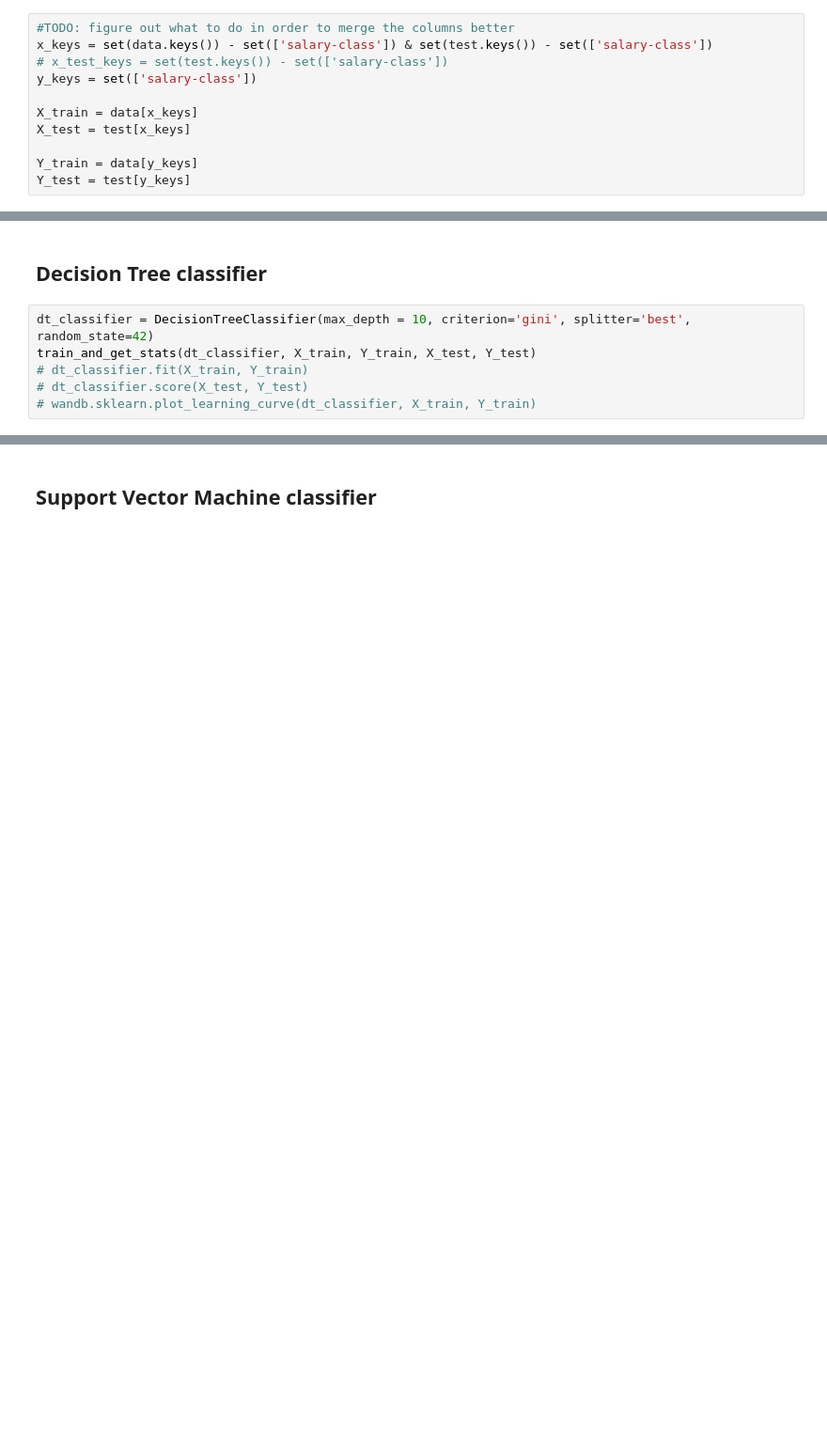
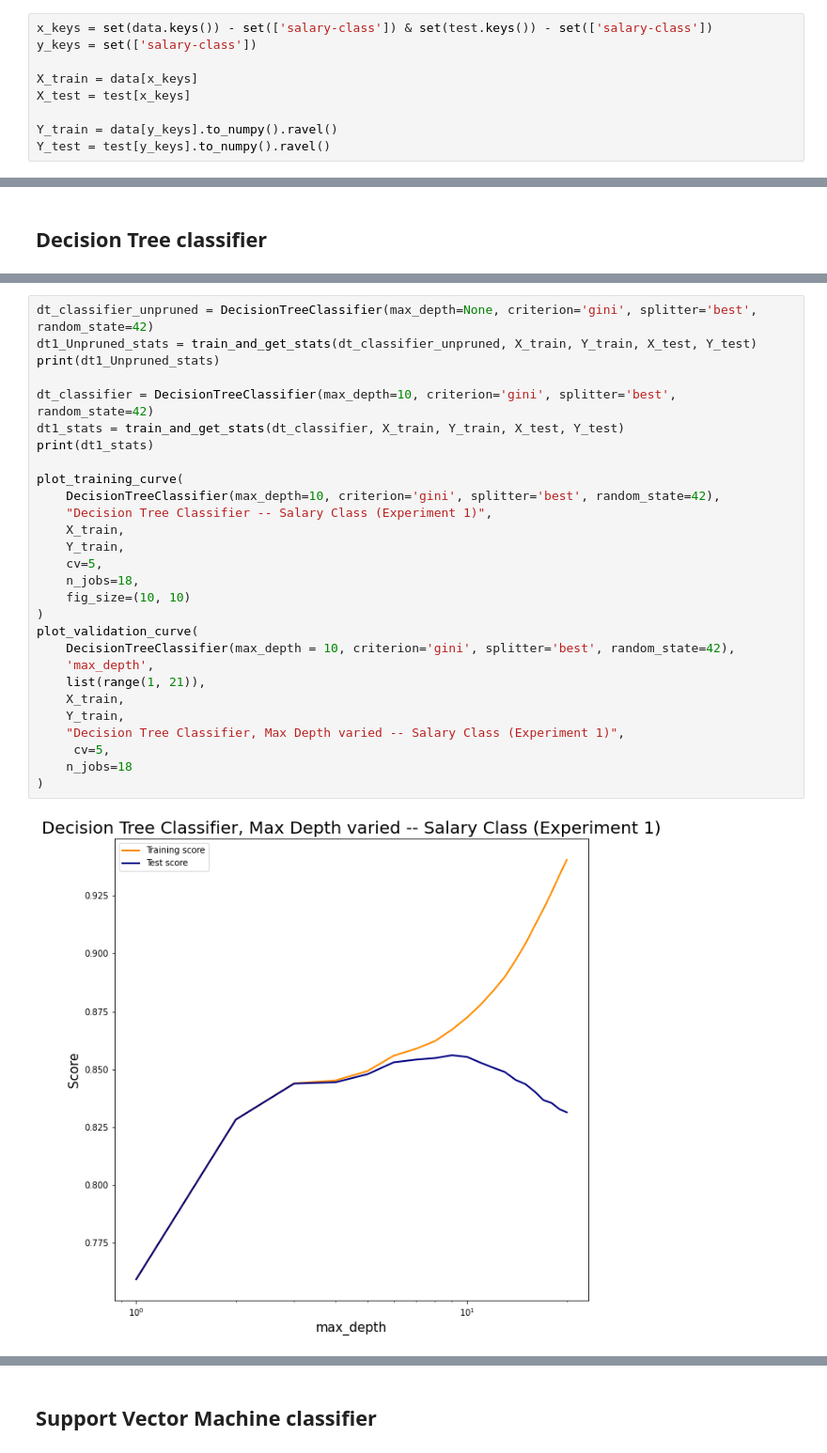
Before and after one commit to jacobromero/cs7641_p01, a Jupyter notebook: project_01_notebook.ipynb, the cells around one changed output, grey strips where cells are left out. Shown: that part at 94% size. Cells and saved outputs as stored; diff of their text form; blank space fills up the shorter version.

```diff
--- a/project_01_notebook.ipynb
+++ b/project_01_notebook.ipynb
@@ -96,13 +171,11 @@ data.rename(columns={'salary-class_ >50K': 'salary-class'}, inplace=True)
 test.drop(columns=['salary-class_ <=50K'], inplace=True)
 test.rename(columns={'salary-class_ >50K': 'salary-class'}, inplace=True)
 # %%
-#TODO: figure out what to do in order to merge the columns better
 x_keys = set(data.keys()) - set(['salary-class']) & set(test.keys()) - set(['salary-class'])
-# x_test_keys = set(test.keys()) - set(['salary-class'])
 y_keys = set(['salary-class'])
 
 X_train = data[x_keys]
 X_test = test[x_keys]
 
-Y_train = data[y_keys]
-Y_test = test[y_keys]
+Y_train = data[y_keys].to_numpy().ravel()
+Y_test = test[y_keys].to_numpy().ravel()
@@ -202,8 +184,2 @@ def plot_learning_curve(estimator, title, X, y, axes=None, ylim=None, cv=None,
 # %% [markdown]
 ## Decision Tree classifier
-# %%
-dt_classifier = DecisionTreeClassifier(max_depth = 10, criterion='gini', splitter='best', random_state=42)
-train_and_get_stats(dt_classifier, X_train, Y_train, X_test, Y_test)
-# dt_classifier.fit(X_train, Y_train)
-# dt_classifier.score(X_test, Y_test)
-# wandb.sklearn.plot_learning_curve(dt_classifier, X_train, Y_train)
@@ -223,0 +186,30 @@ train_and_get_stats(dt_classifier, X_train, Y_train, X_test, Y_test)
+# %%
+dt_classifier_unpruned = DecisionTreeClassifier(max_depth=None, criterion='gini', splitter='best', random_state=42)
+dt1_Unpruned_stats = train_and_get_stats(dt_classifier_unpruned, X_train, Y_train, X_test, Y_test)
+print(dt1_Unpruned_stats)
+
+dt_classifier = DecisionTreeClassifier(max_depth=10, criterion='gini', splitter='best', random_state=42)
+dt1_stats = train_and_get_stats(dt_classifier, X_train, Y_train, X_test, Y_test)
+print(dt1_stats)
+
+plot_training_curve(
+    DecisionTreeClassifier(max_depth=10, criterion='gini', splitter='best', random_state=42),
+    "Decision Tree Classifier -- Salary Class (Experiment 1)",
+    X_train,
+    Y_train,
+    cv=5,
+    n_jobs=18,
+    fig_size=(10, 10)
+)
+plot_validation_curve(
+    DecisionTreeClassifier(max_depth = 10, criterion='gini', splitter='best', random_state=42),
+    'max_depth',
+    list(range(1, 21)),
+    X_train,
+    Y_train,
+    "Decision Tree Classifier, Max Depth varied -- Salary Class (Experiment 1)",
+     cv=5,
+    n_jobs=18
+)
+# %% [output]
+[figure, added]
```
Also changed, not shown: parts of 66 cells of this notebook, 7 other files.
